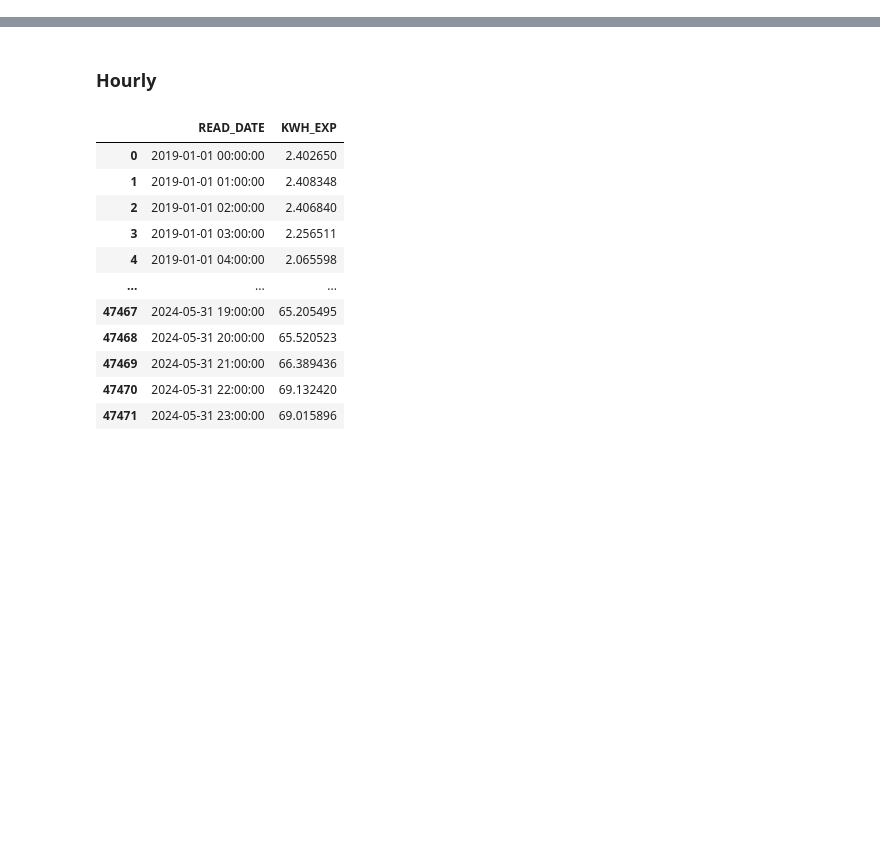
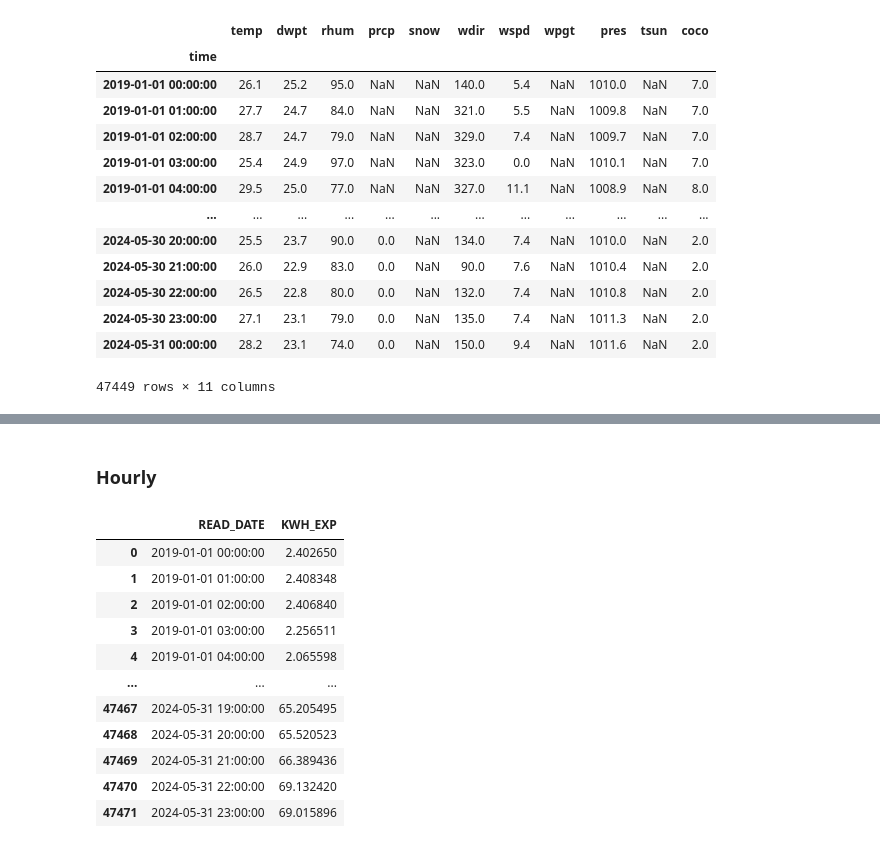
Before and after one commit to srikresna/electricity-usage-forecast, a Jupyter notebook: 6-data-preparation-for-training.ipynb, the cells around one changed output, grey strips where cells are left out. Cells and saved outputs as stored; diff of their text form; code cells hidden in the pictures; blank space fills up the shorter version.

Commit message:
feat: generate meteostat data

```diff
--- a/6-data-preparation-for-training.ipynb
+++ b/6-data-preparation-for-training.ipynb
@@ -0,0 +28,28 @@
+# %%
+# start dan end date meteostat
+start = datetime(2019, 1, 1)
+end = datetime(2024, 5, 31)
+
+# locatie
+sumbawa_besar = (-8.4932, 117.4202)
+
+# data meteostat
+point = Point(sumbawa_besar[0], sumbawa_besar[1], 0)
+data = Hourly(point, start, end)
+data = data.fetch()
+data
+# %% [output]
+|  | temp | dwpt | rhum | prcp | snow | wdir | wspd | wpgt | pres | tsun | coco |
+| time |  |  |  |  |  |  |  |  |  |  |  |
+| 2019-01-01 00:00:00 | 26.1 | 25.2 | 95.0 | NaN | NaN | 140.0 | 5.4 | NaN | 1010.0 | NaN | 7.0 |
+| 2019-01-01 01:00:00 | 27.7 | 24.7 | 84.0 | NaN | NaN | 321.0 | 5.5 | NaN | 1009.8 | NaN | 7.0 |
+| 2019-01-01 02:00:00 | 28.7 | 24.7 | 79.0 | NaN | NaN | 329.0 | 7.4 | NaN | 1009.7 | NaN | 7.0 |
+| 2019-01-01 03:00:00 | 25.4 | 24.9 | 97.0 | NaN | NaN | 323.0 | 0.0 | NaN | 1010.1 | NaN | 7.0 |
+| 2019-01-01 04:00:00 | 29.5 | 25.0 | 77.0 | NaN | NaN | 327.0 | 11.1 | NaN | 1008.9 | NaN | 8.0 |
+| ... | ... | ... | ... | ... | ... | ... | ... | ... | ... | ... | ... |
+| 2024-05-30 20:00:00 | 25.5 | 23.7 | 90.0 | 0.0 | NaN | 134.0 | 7.4 | NaN | 1010.0 | NaN | 2.0 |
+| 2024-05-30 21:00:00 | 26.0 | 22.9 | 83.0 | 0.0 | NaN | 90.0 | 7.6 | NaN | 1010.4 | NaN | 2.0 |
+| 2024-05-30 22:00:00 | 26.5 | 22.8 | 80.0 | 0.0 | NaN | 132.0 | 7.4 | NaN | 1010.8 | NaN | 2.0 |
+| 2024-05-30 23:00:00 | 27.1 | 23.1 | 79.0 | 0.0 | NaN | 135.0 | 7.4 | NaN | 1011.3 | NaN | 2.0 |
+| 2024-05-31 00:00:00 | 28.2 | 23.1 | 74.0 | 0.0 | NaN | 150.0 | 9.4 | NaN | 1011.6 | NaN | 2.0 |
+47449 rows × 11 columns
```
Also changed, not shown: parts of 29 cells of this notebook, 2 other files.
